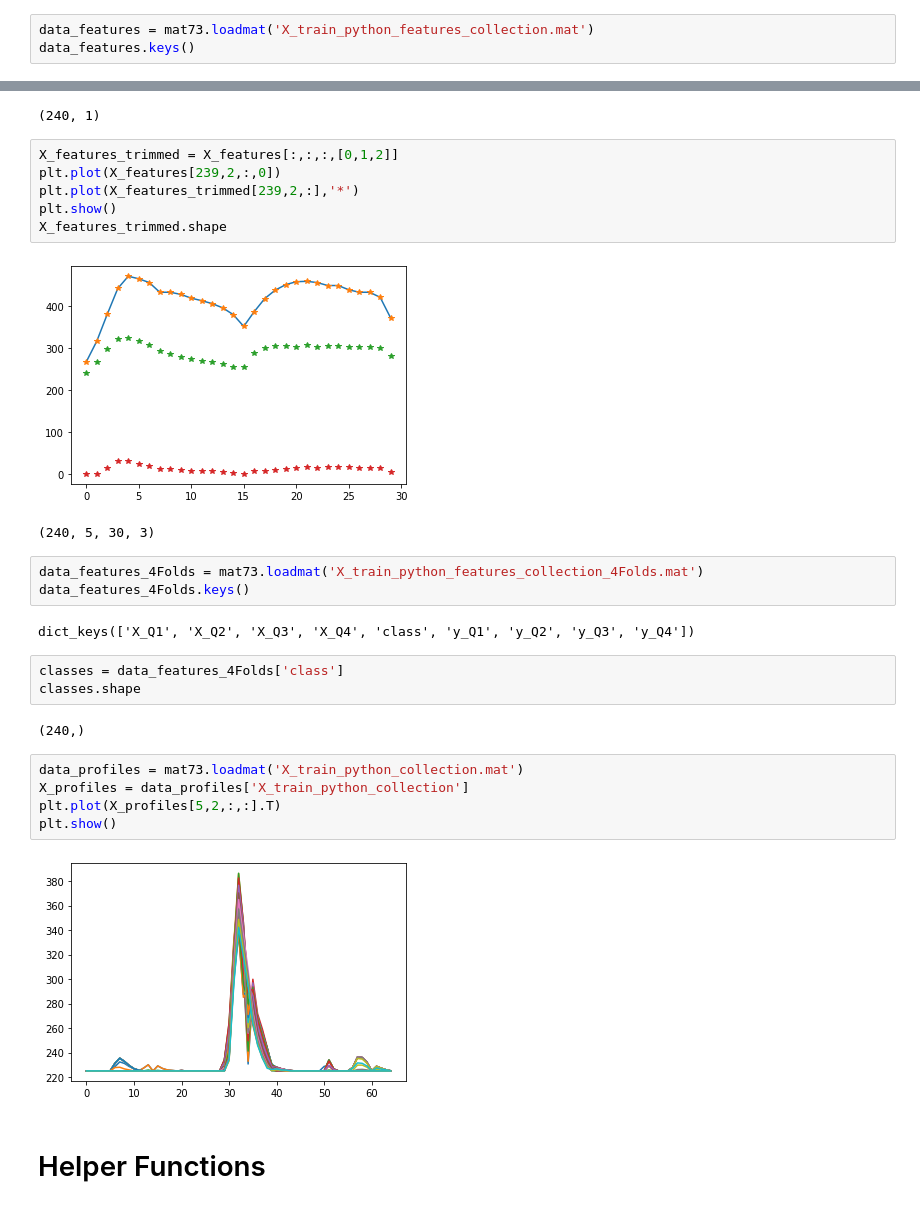
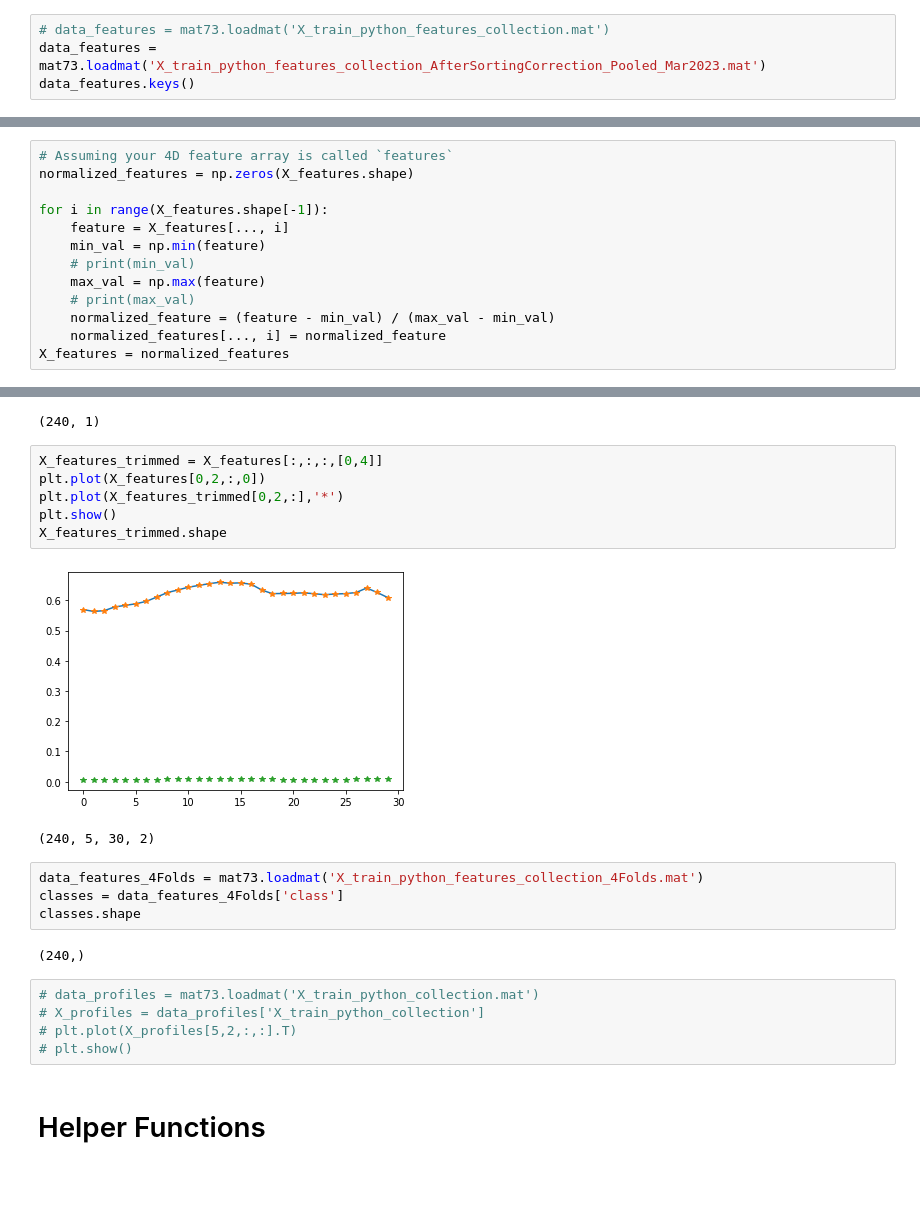
Before and after one commit to nazmulhasan202/WIP_NoteBooks, a Jupyter notebook: Classification of Porosity Level.ipynb, the cells around one changed output, grey strips where cells are left out. Saved outputs shown, nothing was run; the diff lists cells and outputs as text; blank space fills up the shorter version.

```diff
--- a/Classification of Porosity Level.ipynb
+++ b/Classification of Porosity Level.ipynb
@@ -36,5 +37,6 @@ Drive already mounted at /content/gdrive; to attempt to forcibly remount, call d
 # %%
-data_features = mat73.loadmat('X_train_python_features_collection.mat')
+# data_features = mat73.loadmat('X_train_python_features_collection.mat')
+data_features = mat73.loadmat('X_train_python_features_collection_AfterSortingCorrection_Pooled_Mar2023.mat')
 data_features.keys()
 # %% [output]
 dict_keys(['X_train_python_features_collection'])
@@ -40,0 +45,13 @@ dict_keys(['X_train_python_features_collection'])
+# %%
+# Assuming your 4D feature array is called `features`
+normalized_features = np.zeros(X_features.shape)
+
+for i in range(X_features.shape[-1]):
+    feature = X_features[..., i]
+    min_val = np.min(feature)
+    # print(min_val)
+    max_val = np.max(feature)
+    # print(max_val)
+    normalized_feature = (feature - min_val) / (max_val - min_val)
+    normalized_features[..., i] = normalized_feature
+X_features = normalized_features
@@ -52,31 +91,25 @@ y.shape
 # %% [output]
 (240, 1)
 # %%
-X_features_trimmed = X_features[:,:,:,[0,1,2]]
-plt.plot(X_features[239,2,:,0])
-plt.plot(X_features_trimmed[239,2,:],'*')
+X_features_trimmed = X_features[:,:,:,[0,4]]
+plt.plot(X_features[0,2,:,0])
+plt.plot(X_features_trimmed[0,2,:],'*')
 plt.show()
 X_features_trimmed.shape
 # %% [output]
-[figure, old version]
+[figure, new version]
-(240, 5, 30, 3)
+(240, 5, 30, 2)
 # %%
 data_features_4Folds = mat73.loadmat('X_train_python_features_collection_4Folds.mat')
-data_features_4Folds.keys()
+classes = data_features_4Folds['class']
+classes.shape
 # %% [output]
-dict_keys(['X_Q1', 'X_Q2', 'X_Q3', 'X_Q4', 'class', 'y_Q1', 'y_Q2', 'y_Q3', 'y_Q4'])
+(240,)
-# %%
-classes = data_features_4Folds['class']
-classes.shape
-# %% [output]
-(240,)
 # %%
-data_profiles = mat73.loadmat('X_train_python_collection.mat')
-X_profiles = data_profiles['X_train_python_collection']
-plt.plot(X_profiles[5,2,:,:].T)
-plt.show()
+# data_profiles = mat73.loadmat('X_train_python_collection.mat')
+# X_profiles = data_profiles['X_train_python_collection']
+# plt.plot(X_profiles[5,2,:,:].T)
+# plt.show()
-# %% [output]
-[figure, removed]
 # %% [markdown]
 # Helper Functions
 # %%
```
Also changed, not shown: parts of 24 cells of this notebook, 5 other files.
